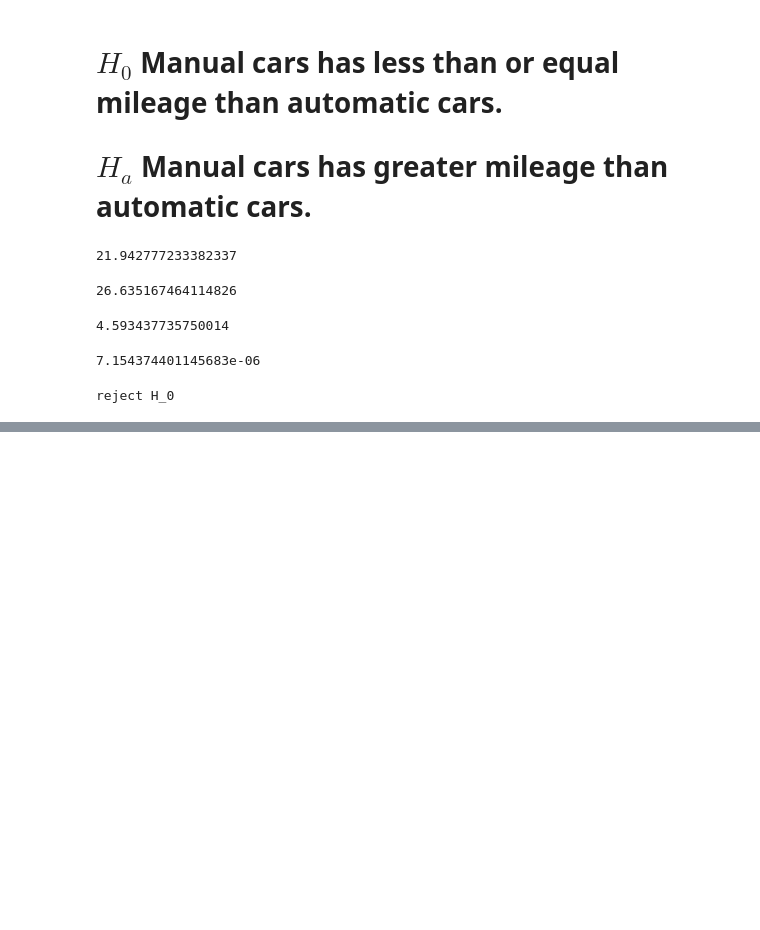
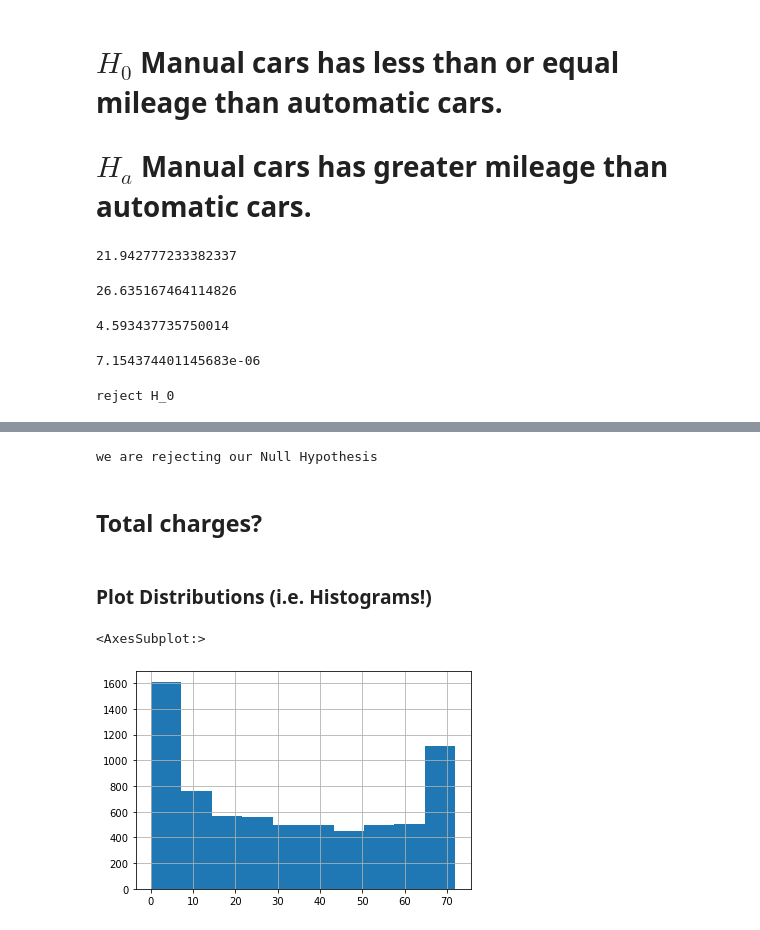
Before and after one commit to joshuamchavez2/statistics-exercises, a Jupyter notebook: hypothesis_testing.ipynb, the cells around one changed output, grey strips where cells are left out. Saved outputs shown, nothing was run; the diff lists cells and outputs as text; code cells hidden in the pictures; blank space fills up the shorter version.

```diff
--- a/hypothesis_testing.ipynb
+++ b/hypothesis_testing.ipynb
@@ -316,0 +407,16 @@ reject H_0
+# %%
+if p < alpha:
+    print("we are rejecting our Null Hypothesis")
+else:
+    print("We are failing to reject our Null Hypothesis")
+# %% [output]
+we are rejecting our Null Hypothesis
+# %% [markdown]
+## Total charges?
+# %% [markdown]
+### Plot Distributions (i.e. Histograms!)
+# %%
+df['tenure'].hist()
+# %% [output]
+<AxesSubplot:>
+[figure, added]
```
Also changed, not shown: parts of 84 cells of this notebook, 1 other file.
